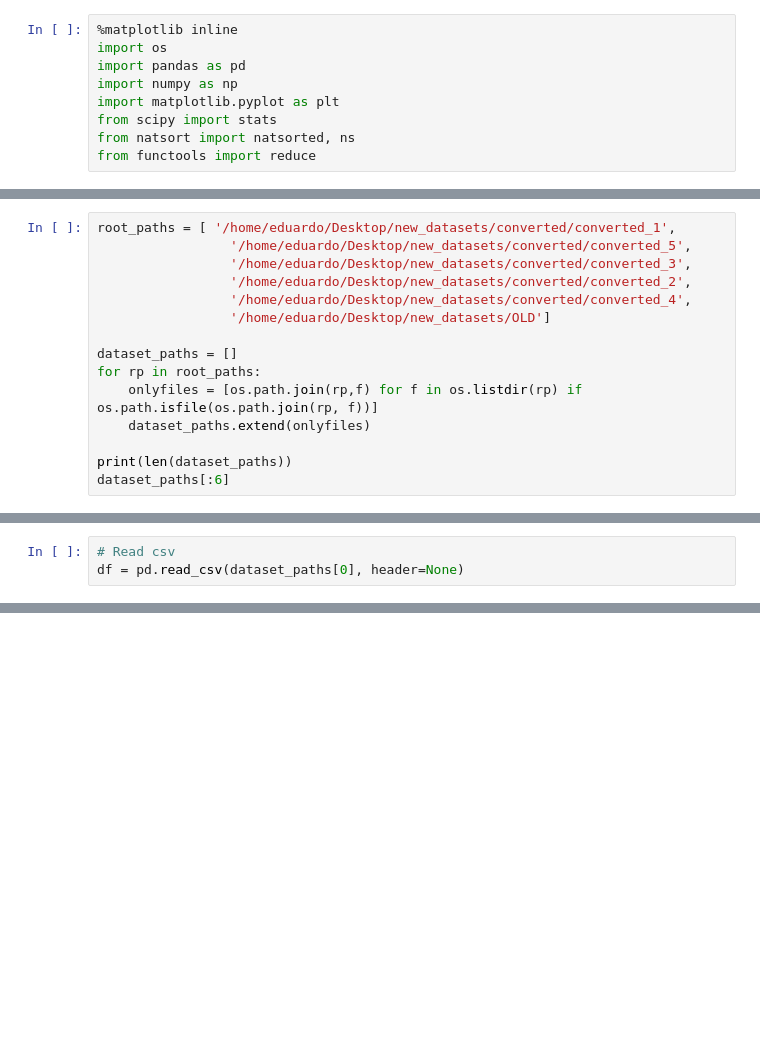
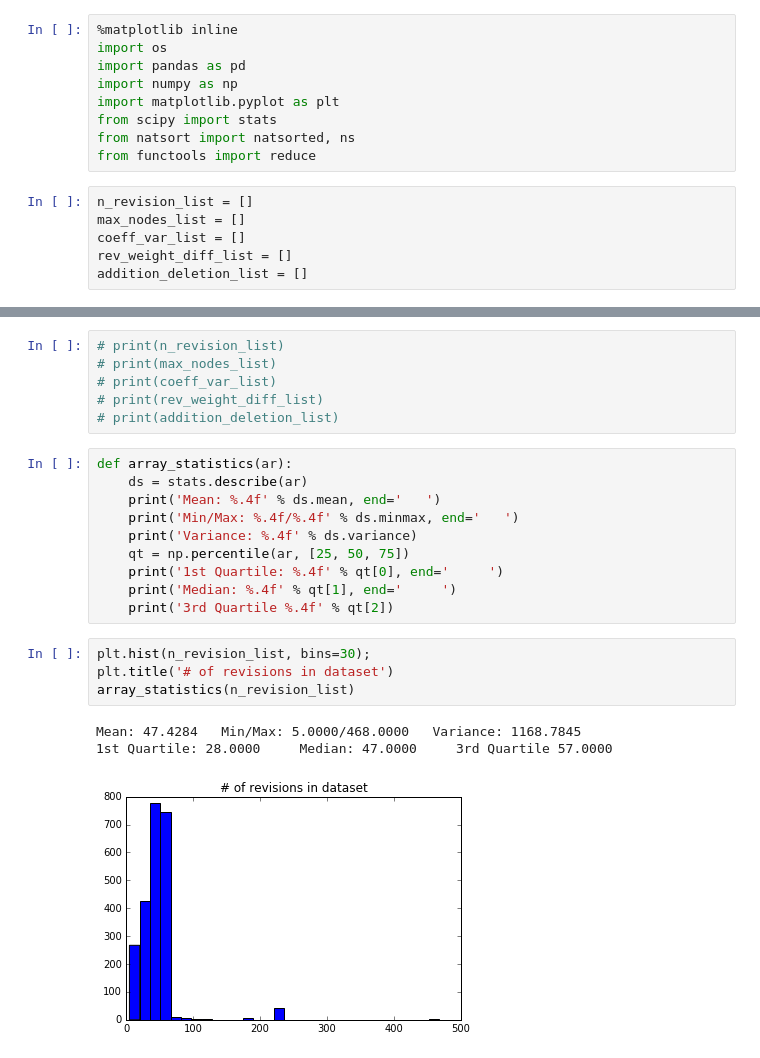
Before and after one commit to EduardoVernier/dataset-generator, a Jupyter notebook: DatasetStatistics/dataset-statistics.ipynb, the cells around one changed output, grey strips where cells are left out. Drawn from its saved outputs; the diff is of its cells as text; blank space fills up the shorter version.

Commit message:
Compute global dataset statistics.

```diff
--- a/DatasetStatistics/dataset-statistics.ipynb
+++ b/DatasetStatistics/dataset-statistics.ipynb
@@ -7,4 +7,10 @@ import matplotlib.pyplot as plt
 from scipy import stats
 from natsort import natsorted, ns
 from functools import reduce
+# %%
+n_revision_list = []
+max_nodes_list = []
+coeff_var_list = []
+rev_weight_diff_list = []
+addition_deletion_list = []
 # %%
@@ -24,15 +34,0 @@ from functools import reduce
-# %%
-root_paths = [ '/home/eduardo/Desktop/new_datasets/converted/converted_1',
-                 '/home/eduardo/Desktop/new_datasets/converted/converted_5',
-                 '/home/eduardo/Desktop/new_datasets/converted/converted_3',
-                 '/home/eduardo/Desktop/new_datasets/converted/converted_2',
-                 '/home/eduardo/Desktop/new_datasets/converted/converted_4',
-                 '/home/eduardo/Desktop/new_datasets/OLD']
-
-dataset_paths = []
-for rp in root_paths:
-    onlyfiles = [os.path.join(rp,f) for f in os.listdir(rp) if os.path.isfile(os.path.join(rp, f))]
-    dataset_paths.extend(onlyfiles)
-
-print(len(dataset_paths))
-dataset_paths[:6]
@@ -47,3 +34,0 @@ dataset_paths[:6]
-# %%
-# Read csv
-df = pd.read_csv(dataset_paths[0], header=None)
@@ -81,0 +85,24 @@ display(df)
+# %%
+# print(n_revision_list)
+# print(max_nodes_list)
+# print(coeff_var_list)
+# print(rev_weight_diff_list)
+# print(addition_deletion_list)
+# %%
+def array_statistics(ar):
+    ds = stats.describe(ar)
+    print('Mean: %.4f' % ds.mean, end='   ')
+    print('Min/Max: %.4f/%.4f' % ds.minmax, end='   ')
+    print('Variance: %.4f' % ds.variance)
+    qt = np.percentile(ar, [25, 50, 75])
+    print('1st Quartile: %.4f' % qt[0], end='     ')
+    print('Median: %.4f' % qt[1], end='     ')
+    print('3rd Quartile %.4f' % qt[2])
+# %%
+plt.hist(n_revision_list, bins=30);
+plt.title('# of revisions in dataset')
+array_statistics(n_revision_list)
+# %% [output]
+Mean: 47.4284   Min/Max: 5.0000/468.0000   Variance: 1168.7845
+1st Quartile: 28.0000     Median: 47.0000     3rd Quartile 57.0000
+[figure, added]
```
Also changed, not shown: parts of 9 cells of this notebook, 5 other files.
